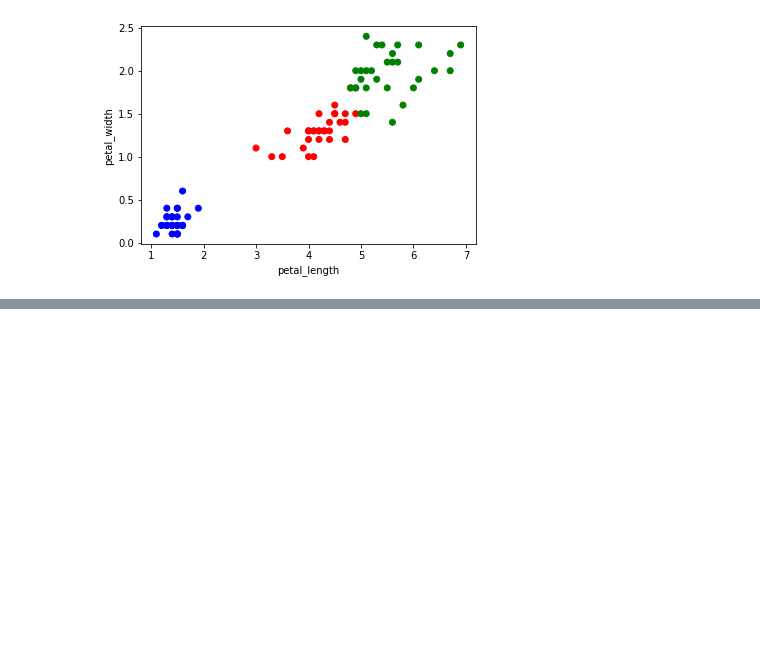
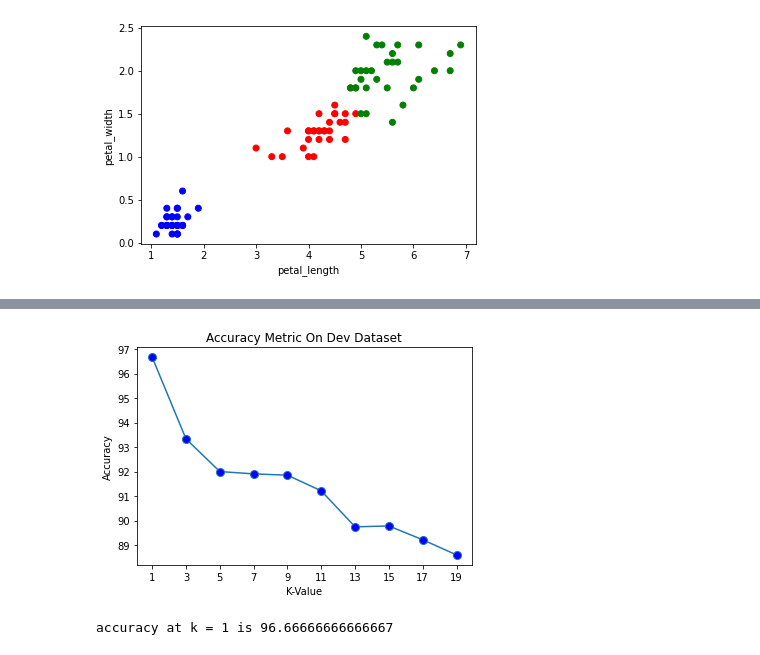
Before and after one commit to alokchandrawal94/Machine-Learning-Codes, a Jupyter notebook: K-Nearest Neighbor.ipynb, the cells around one changed output, grey strips where cells are left out. Saved outputs shown, nothing was run; the diff lists cells and outputs as text; code cells hidden in the pictures; blank space fills up the shorter version.

```diff
--- a/K-Nearest Neighbor.ipynb
+++ b/K-Nearest Neighbor.ipynb
@@ -121,15 +128,22 @@ accuracy at k = 3 is 92.22222222222223
 # %%
 df = pd.DataFrame(accuracy_metric, columns=['K-Value','Accuracy'])
-display(df)
-plt.plot(df['K-Value'],df['Accuracy'], marker='o', markerfacecolor='blue', markersize=8)
-plt.xlabel('K-Value')
-plt.ylabel('Accuracy')
-plt.title('Accuracy Metric On Dev Dataset')
-plt.xticks(np.arange(1, 21, 2))
-plt.show()
+
+def plot_accracy_metric(df):
+    plt.plot(df['K-Value'],df['Accuracy'], marker='o', markerfacecolor='blue', markersize=8)
+    plt.xlabel('K-Value')
+    plt.ylabel('Accuracy')
+    plt.title('Accuracy Metric On Dev Dataset')
+    plt.xticks(np.arange(1, 21, 2))
+    plt.show()
+
+plot_accracy_metric(df)
+# %% [output]
+[figure, added]
 # %%
-accuracy_metric = list()
+# accuracy_metric = list()
 calculate_knn(df_train,df_test,1,accuracy_metric)
+# %% [output]
+accuracy at k = 1 is 96.66666666666667
 # %%
 #Bonus question
 
```
Also changed, not shown: parts of 2 cells of this notebook.
